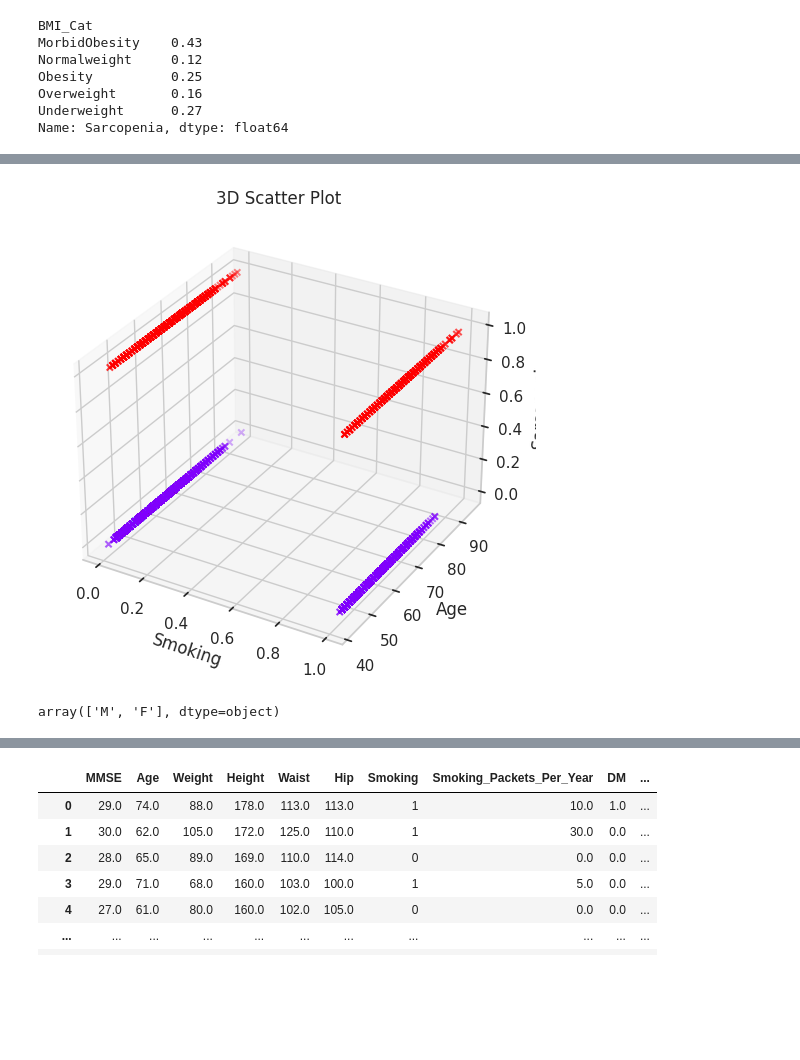
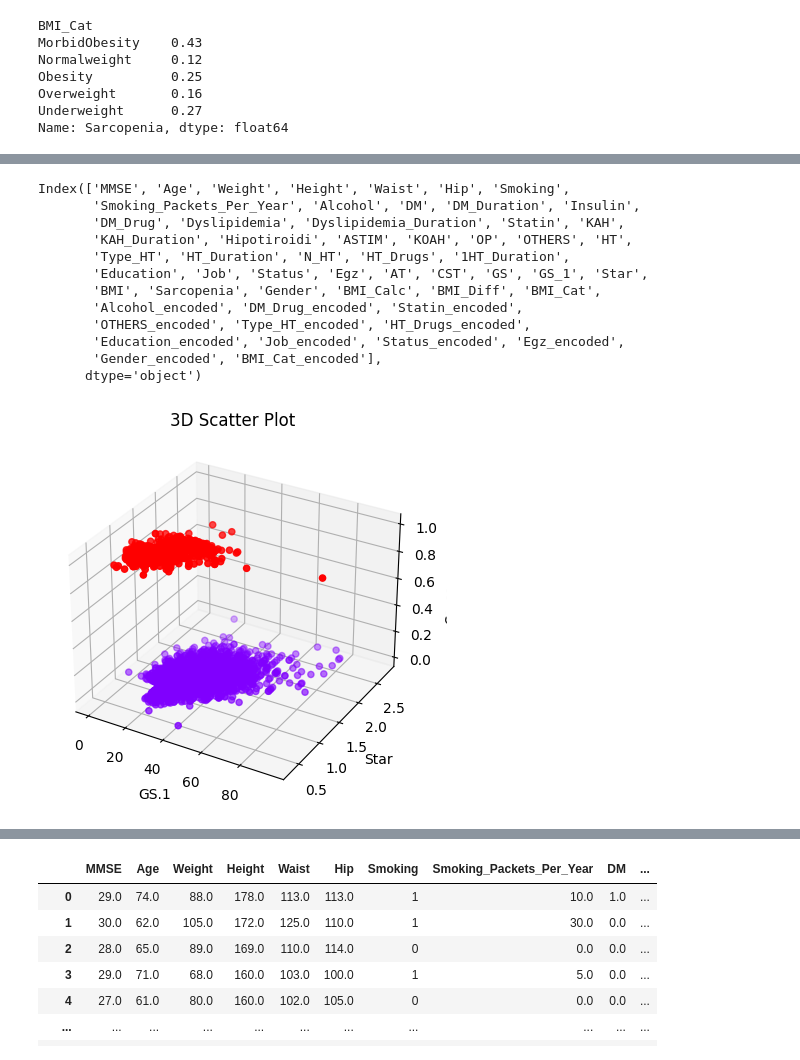
Before and after one commit to akutayaydin/Medical-Sarcopenia-Model, a Jupyter notebook: Sarcopenia_Model_vfinal.ipynb, the cells around one changed output, grey strips where cells are left out. Drawn from its saved outputs; the diff is of its cells as text; code cells hidden in the pictures; blank space fills up the shorter version.

```diff
--- a/Sarcopenia_Model_vfinal.ipynb
+++ b/Sarcopenia_Model_vfinal.ipynb
@@ -390,32 +422,43 @@ fig.update_layout(xaxis_title='Star', yaxis_title='Frequency', barmode='overlay'
 fig.show()
 # %% [output]
 [interactive output not drawn]
+# %%
+df.columns
+# %% [output]
+Index(['MMSE', 'Age', 'Weight', 'Height', 'Waist', 'Hip', 'Smoking',
+       'Smoking_Packets_Per_Year', 'Alcohol', 'DM', 'DM_Duration', 'Insulin',
+       'DM_Drug', 'Dyslipidemia', 'Dyslipidemia_Duration', 'Statin', 'KAH',
+       'KAH_Duration', 'Hipotiroidi', 'ASTIM', 'KOAH', 'OP', 'OTHERS', 'HT',
+       'Type_HT', 'HT_Duration', 'N_HT', 'HT_Drugs', '1HT_Duration',
+       'Education', 'Job', 'Status', 'Egz', 'AT', 'CST', 'GS', 'GS_1', 'Star',
+       'BMI', 'Sarcopenia', 'Gender', 'BMI_Calc', 'BMI_Diff', 'BMI_Cat',
+       'Alcohol_encoded', 'DM_Drug_encoded', 'Statin_encoded',
+       'OTHERS_encoded', 'Type_HT_encoded', 'HT_Drugs_encoded',
+       'Education_encoded', 'Job_encoded', 'Status_encoded', 'Egz_encoded',
+       'Gender_encoded', 'BMI_Cat_encoded'],
+      dtype='object')
 # %%
 import matplotlib.pyplot as plt
 from mpl_toolkits.mplot3d import Axes3D
 
 
 fig = plt.figure()
 ax = fig.add_subplot(111, projection='3d')
 
 colors = df['Sarcopenia']
 
 
-ax.scatter(df['Smoking'], df['Age'], df['Sarcopenia'], c=colors, marker='x', cmap='rainbow')
+ax.scatter(df['GS_1'], df['Star'], df['Sarcopenia'], c=colors, marker='o', cmap='rainbow')
 
-ax.set_xlabel('Smoking')
-ax.set_ylabel('Age')
+ax.set_xlabel('GS.1')
+ax.set_ylabel('Star')
 ax.set_zlabel('Sarcopenia')
 
 plt.title('3D Scatter Plot')
 
 plt.show()
 # %% [output]
-[figure, old version]
+[figure, new version]
-# %%
-df['Gender'].unique()
-# %% [output]
-array(['M', 'F'], dtype=object)
 # %%
 from matplotlib import pyplot as plt
 %matplotlib inline
```
Also changed, not shown: parts of 55 cells of this notebook.
